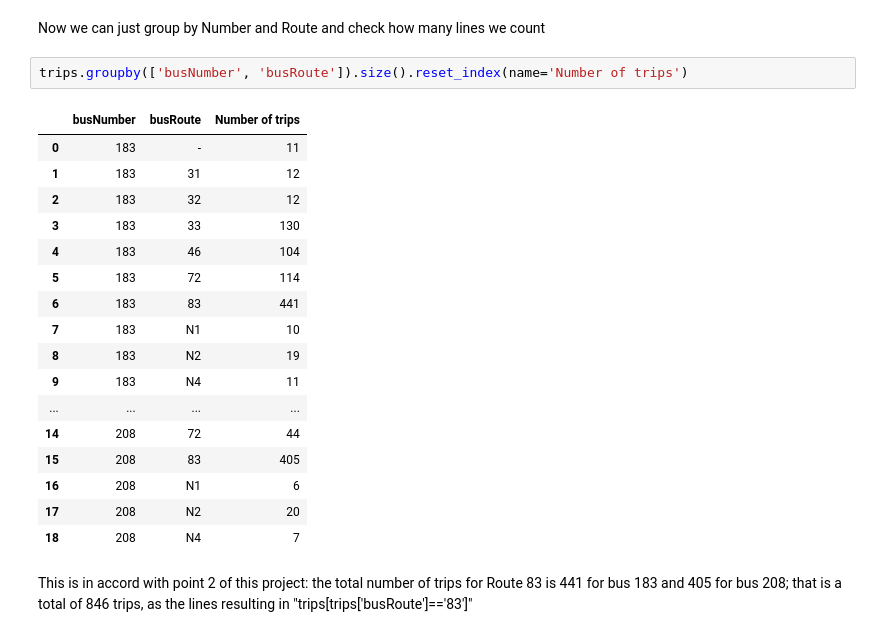
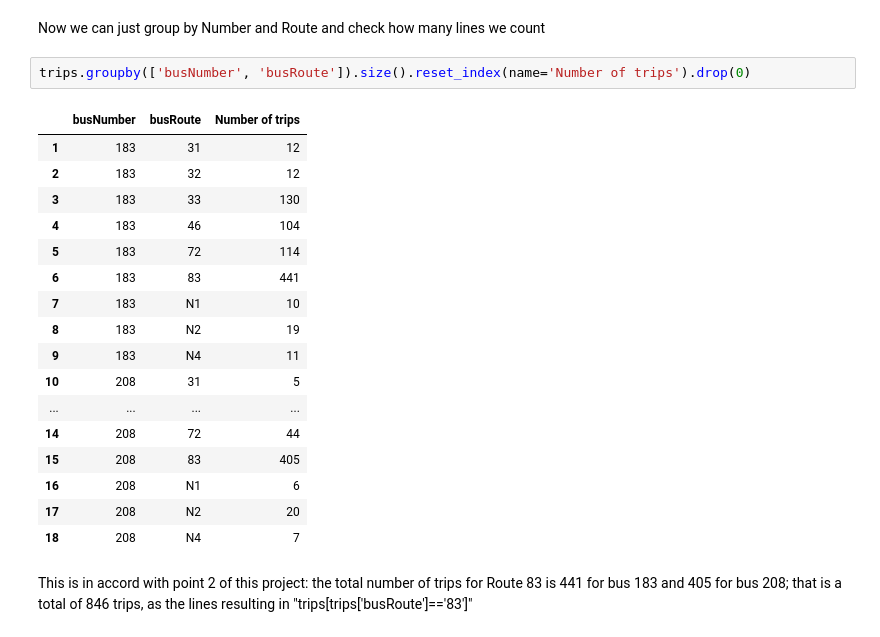
Before and after one commit to CarloArpini/2023-FCS-Project, a Jupyter notebook: Project.ipynb, the cells around one changed output. Drawn from its saved outputs; the diff is of its cells as text.

```diff
--- a/Project.ipynb
+++ b/Project.ipynb
@@ -179,10 +179,9 @@ array(['-', '31', '33', '72', '46', '32', '83', 'N4', 'N2', 'N1'],
 # %% [markdown]
 Now we can just group by Number and Route and check how many lines we count
 # %%
-trips.groupby(['busNumber', 'busRoute']).size().reset_index(name='Number of trips')
+trips.groupby(['busNumber', 'busRoute']).size().reset_index(name='Number of trips').drop(0)
 # %% [output]
 |  | busNumber | busRoute | Number of trips |
-| 0 | 183 | - | 11 |
 | 1 | 183 | 31 | 12 |
 | 2 | 183 | 32 | 12 |
 | 3 | 183 | 33 | 130 |
@@ -192,6 +191,7 @@ trips.groupby(['busNumber', 'busRoute']).size().reset_index(name='Number of trip
 | 7 | 183 | N1 | 10 |
 | 8 | 183 | N2 | 19 |
 | 9 | 183 | N4 | 11 |
+| 10 | 208 | 31 | 5 |
 | ... | ... | ... | ... |
 | 14 | 208 | 72 | 44 |
 | 15 | 208 | 83 | 405 |
```
Also changed, not shown: parts of 25 cells of this notebook.
